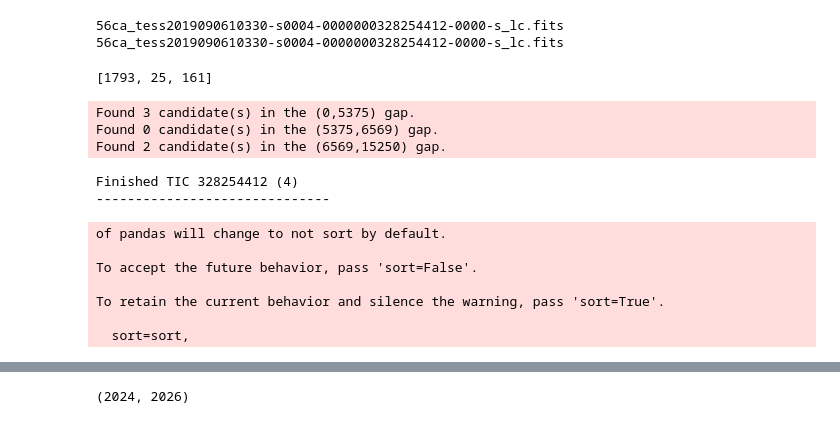
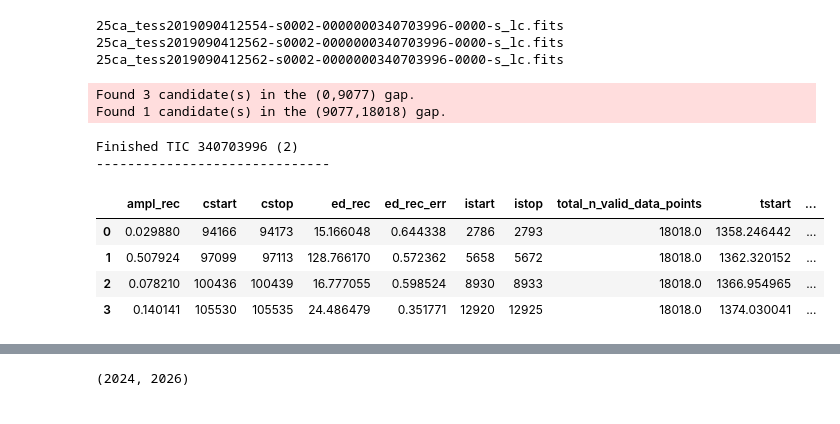
Before and after one commit to ekaterinailin/TESS_UCD_flares, a Jupyter notebook: notebook/NB3_Look_at_inj_rec_heatmap.ipynb, the cells around one changed output, grey strips where cells are left out. Saved outputs shown, nothing was run; the diff lists cells and outputs as text; code cells hidden in the pictures.

```diff
--- a/notebook/NB3_Look_at_inj_rec_heatmap.ipynb
+++ b/notebook/NB3_Look_at_inj_rec_heatmap.ipynb
@@ -73,52 +64,39 @@ clcs
 # %%
 pac = get_customlc(TIC, c, clcs)
 print(pac)
-pac = "/home/ekaterina/Documents/001_Science/TESS_UCDs/TESS_UCD_flares/custom_aperture/" + pac
+pac = "/work1/eilin/TESS_UCDs/TESS_UCD_flares/custom_aperture/" + pac
 # %% [output]
-56ca_tess2019090610330-s0004-0000000328254412-0000-s_lc.fits
-56ca_tess2019090610330-s0004-0000000328254412-0000-s_lc.fits
+25ca_tess2019090412554-s0002-0000000340703996-0000-s_lc.fits
+25ca_tess2019090412562-s0002-0000000340703996-0000-s_lc.fits
+25ca_tess2019090412562-s0002-0000000340703996-0000-s_lc.fits
-# %%
-#------ Find flares -------------------------------------------------------------
-
-#d = get_window_length_dict()
-
-flc = read_custom_aperture_lc(pac)
-
-
-pg = flc.remove_nans().to_periodogram(freq_unit=1/u.day, maximum_frequency=10, minimum_frequency=0.5)
-
-flc = flc[np.invert(np.isnan(flc.flux))]
-params, params_covariance = optimize.curve_fit(test_func, flc.time, flc.flux,
-                                               p0=[np.nanstd(flc.flux), 2*np.pi*pg.frequency_at_max_power.value,
-                                                   0,np.nanmean(flc.flux)])
-
-flc.flux[:] = np.nanmean(flc.flux)+flc.flux-test_func(flc.time, params[0], params[1], params[2], params[3])
-
-w = search_gaps_for_window_length(flc)
-print(w)
-flcd = custom_detrending(flc, d={flc.targetid:tuple(w)})
-
-flcd = refine_detrended_flux_err(flcd)
-
-flcd = flcd.find_flares()
-
-#--------------------------------------------------------------------------------
-
-print("\nFinished TIC {} ({})\n------------------------------\n".format(TIC, flc.campaign))
-# %% [output]
-[1793, 25, 161]
-Found 3 candidate(s) in the (0,5375) gap.
-Found 0 candidate(s) in the (5375,6569) gap.
-Found 2 candidate(s) in the (6569,15250) gap.
-Finished TIC 328254412 (4)
-------------------------------
-of pandas will change to not sort by default.
-
-To accept the future behavior, pass 'sort=False'.
-
-To retain the current behavior and silence the warning, pass 'sort=True'.
-
-  sort=sort,
+# %%
+#------ Find flares -------------------------------------------------------------
+
+#d = get_window_length_dict()
+
+flc = read_custom_aperture_lc(pac)
+
+
+flcd = flc.detrend("custom", func=custom_detrending)
+
+flcd = flcd.find_flares()
+
+#--------------------------------------------------------------------------------
+
+print("\nFinished TIC {} ({})\n------------------------------\n".format(TIC, flc.campaign))
+# %% [output]
+Found 3 candidate(s) in the (0,9077) gap.
+Found 1 candidate(s) in the (9077,18018) gap.
+Finished TIC 340703996 (2)
+------------------------------
+# %%
+flcd.flares
+# %% [output]
+|  | ampl_rec | cstart | cstop | ed_rec | ed_rec_err | istart | istop | total_n_valid_data_points | tstart | ... |
+| 0 | 0.029880 | 94166 | 94173 | 15.166048 | 0.644338 | 2786 | 2793 | 18018.0 | 1358.246442 | ... |
+| 1 | 0.507924 | 97099 | 97113 | 128.766170 | 0.572362 | 5658 | 5672 | 18018.0 | 1362.320152 | ... |
+| 2 | 0.078210 | 100436 | 100439 | 16.777055 | 0.598524 | 8930 | 8933 | 18018.0 | 1366.954965 | ... |
+| 3 | 0.140141 | 105530 | 105535 | 24.486479 | 0.351771 | 12920 | 12925 | 18018.0 | 1374.030041 | ... |
 # %%
 plt.figure(figsize=(16,5))
 f = 5
```
Also changed, not shown: parts of 13 cells of this notebook, 1 other file.
